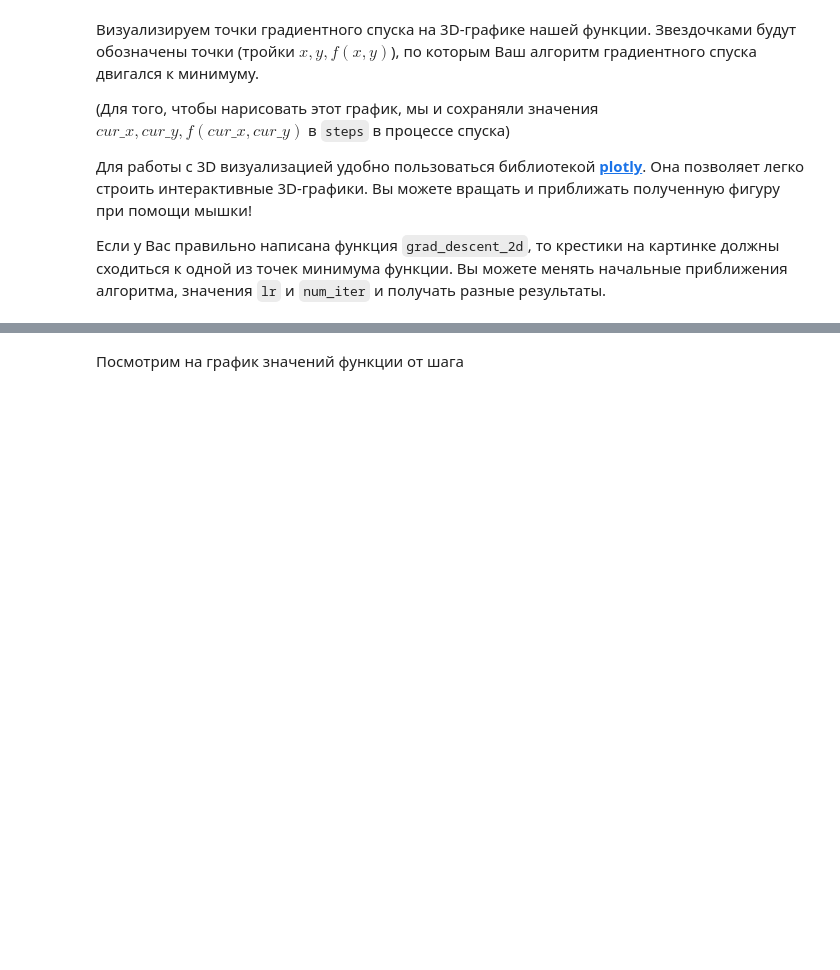
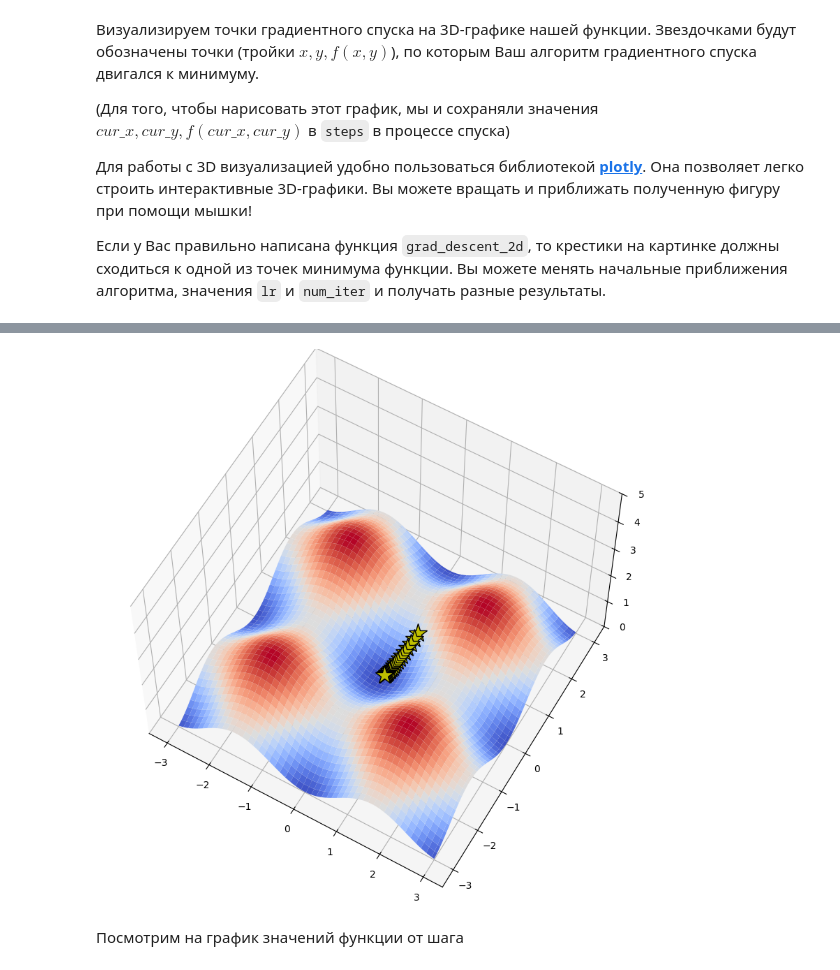
Before and after one commit to babymexico/DLS_1, a Jupyter notebook: week_02_linear_models/Homework/hw_2_linear_models.ipynb, the cells around one changed output, grey strips where cells are left out. Saved outputs shown, nothing was run; the diff lists cells and outputs as text; code cells hidden in the pictures; blank space fills up the shorter version.

```diff
--- a/week_02_linear_models/Homework/hw_2_linear_models.ipynb
+++ b/week_02_linear_models/Homework/hw_2_linear_models.ipynb
@@ -105,7 +105,7 @@ def grad_descent_2d(f, grad_f, lr, num_iter=100, r0=None):
         entry = np.hstack((curr_r, f(curr_r)))
         history.append(entry)
 
-        curr_r -= # YOUR CODE. Не забудьте про lr!
+        curr_r -= lr * curr_r
 
     return np.vstack(history)
 # %% [markdown]
@@ -163,32 +186,35 @@ fig.show();
 # %%
 # %matplotlib osx
 
 from mpl_toolkits.mplot3d import Axes3D
 import matplotlib.pyplot as plt
 from matplotlib import cm
 import numpy as np
 
 path = []
 
 X, Y = np.meshgrid(np.linspace(-3, 3, 100), np.linspace(-3, 3, 100))
 
 fig = plt.figure(figsize=(16, 10))
-ax = fig.gca(projection='3d')
+ax = fig.add_subplot(111, projection='3d')  # Change gca() to add_subplot
+#ax = fig.gca(projection='3d')
 
 zs = np.array([f(np.array([x,y]))
               for x, y in zip(np.ravel(X), np.ravel(Y))])
 Z = zs.reshape(X.shape)
 
 
 ax.plot_surface(X, Y, Z, cmap=cm.coolwarm, zorder=2)
 
 ax.plot(xs=steps[:, 0], ys=steps[:, 1], zs=steps[:, 2],
         marker='*', markersize=20, zorder=3,
         markerfacecolor='y', lw=3, c='black')
 
 ax.set_zlim(0, 5)
 ax.view_init(elev=60)
 plt.show()
+# %% [output]
+[figure, added]
 # %% [markdown]
 Посмотрим на график значений функции от шага
 # %%
```
Also changed, not shown: parts of 3 cells of this notebook.
